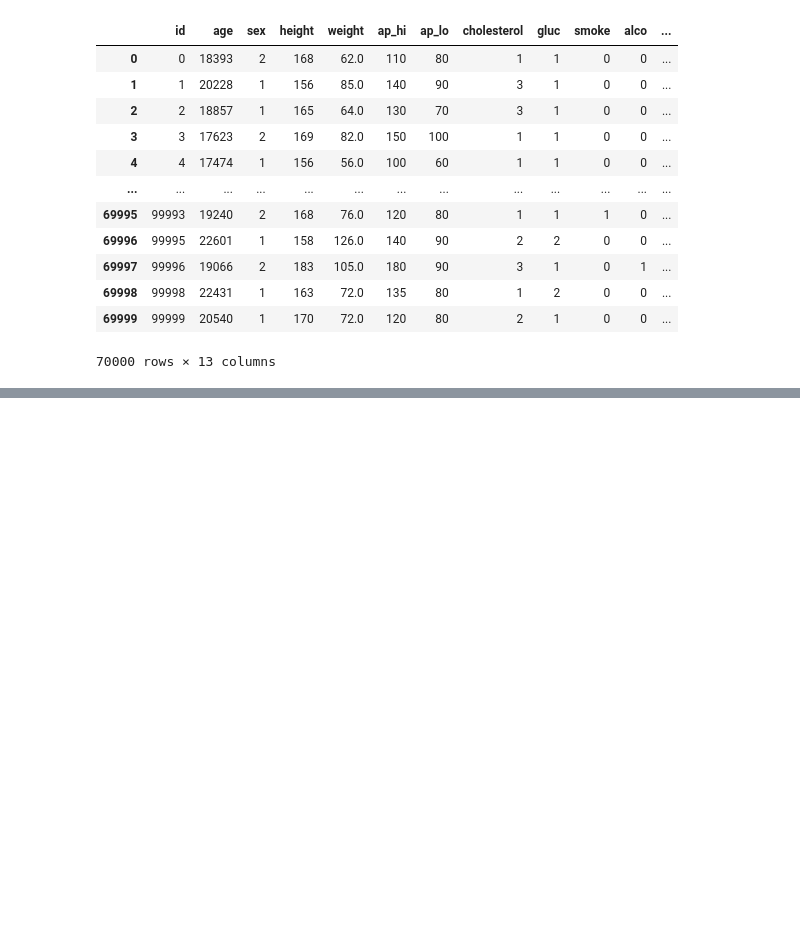
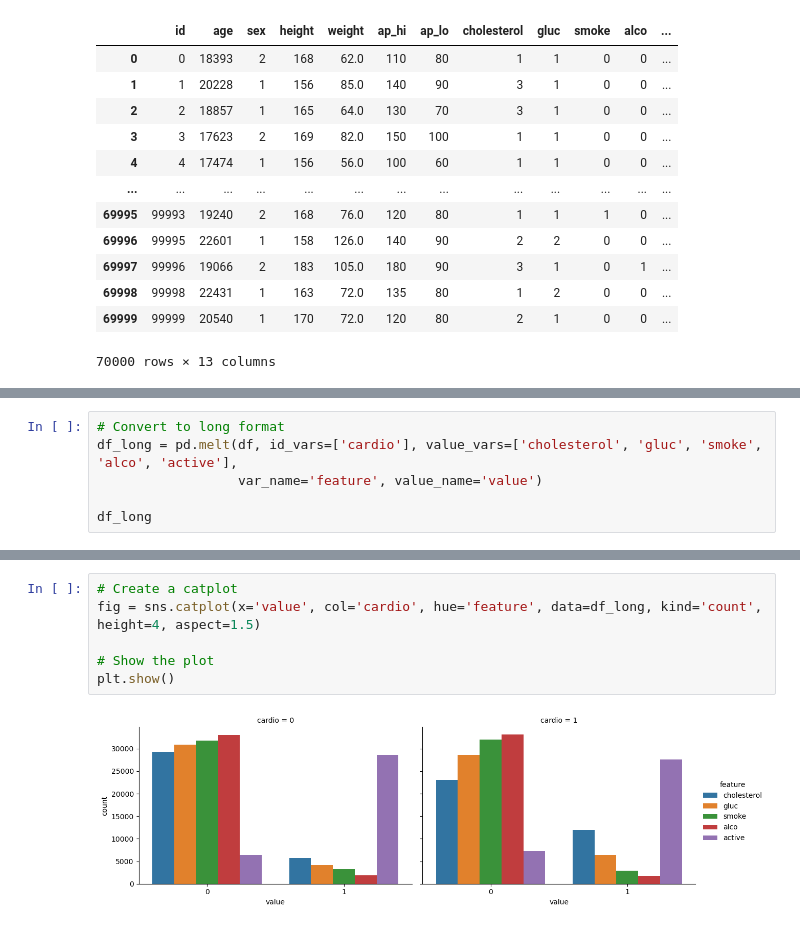
Before and after one commit to AlisonCG1/Freecodecamp_certificate, a Jupyter notebook: Certificate_Freecodecamp.ipynb, the cells around one changed output, grey strips where cells are left out. Saved outputs shown, nothing was run; the diff lists cells and outputs as text; blank space fills up the shorter version.

```diff
--- a/Certificate_Freecodecamp.ipynb
+++ b/Certificate_Freecodecamp.ipynb
@@ -276,0 +277,6 @@ Convert the data into long format and create a chart that shows the value counts
+# %%
+# Convert to long format
+df_long = pd.melt(df, id_vars=['cardio'], value_vars=['cholesterol', 'gluc', 'smoke', 'alco', 'active'],
+                  var_name='feature', value_name='value')
+
+df_long
@@ -276,0 +297,8 @@ Convert the data into long format and create a chart that shows the value counts
+# %%
+# Create a catplot
+fig = sns.catplot(x='value', col='cardio', hue='feature', data=df_long, kind='count', height=4, aspect=1.5)
+
+# Show the plot
+plt.show()
+# %% [output]
+[figure, added]
```
Also changed, not shown: parts of 16 cells of this notebook, 1 other file.
